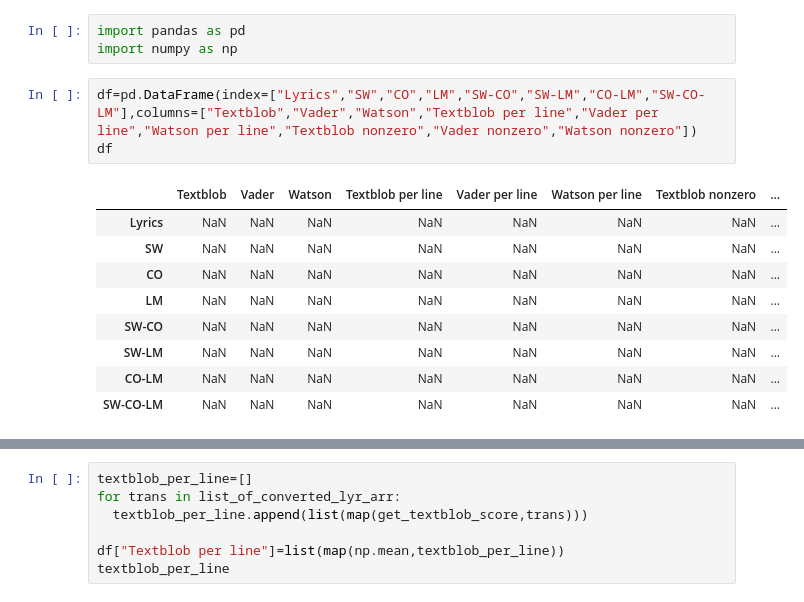
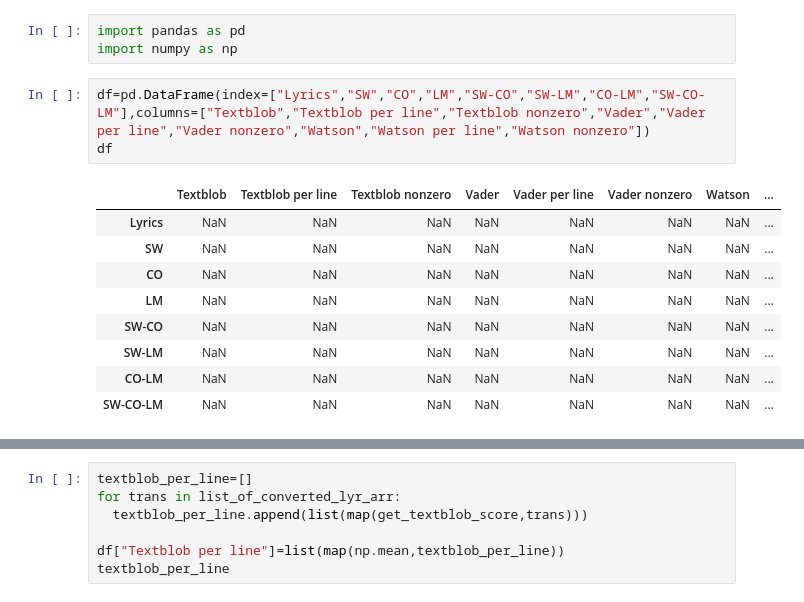
Before and after one commit to Thayyebsalim/music_analyisis, a Jupyter notebook: Music_Sentimental_analysis_NLP_by_Tone_and_Lyrics.ipynb, the cells around one changed output, grey strips where cells are left out. Cells and saved outputs as stored; diff of their text form.

```diff
--- a/Music_Sentimental_analysis_NLP_by_Tone_and_Lyrics.ipynb
+++ b/Music_Sentimental_analysis_NLP_by_Tone_and_Lyrics.ipynb
@@ -458,10 +458,10 @@ list_of_converted_lyr=get_lyrics(list_of_converted_lyr_arr)
 import pandas as pd
 import numpy as np
 # %%
-df=pd.DataFrame(index=["Lyrics","SW","CO","LM","SW-CO","SW-LM","CO-LM","SW-CO-LM"],columns=["Textblob","Vader","Watson","Textblob per line","Vader per line","Watson per line","Textblob nonzero","Vader nonzero","Watson nonzero"])
+df=pd.DataFrame(index=["Lyrics","SW","CO","LM","SW-CO","SW-LM","CO-LM","SW-CO-LM"],columns=["Textblob","Textblob per line","Textblob nonzero","Vader","Vader per line","Vader nonzero","Watson","Watson per line","Watson nonzero"])
 df
 # %% [output]
-|  | Textblob | Vader | Watson | Textblob per line | Vader per line | Watson per line | Textblob nonzero | ... |
+|  | Textblob | Textblob per line | Textblob nonzero | Vader | Vader per line | Vader nonzero | Watson | ... |
 | Lyrics | NaN | NaN | NaN | NaN | NaN | NaN | NaN | ... |
 | SW | NaN | NaN | NaN | NaN | NaN | NaN | NaN | ... |
 | CO | NaN | NaN | NaN | NaN | NaN | NaN | NaN | ... |
```
Also changed, not shown: parts of 5 cells of this notebook.
